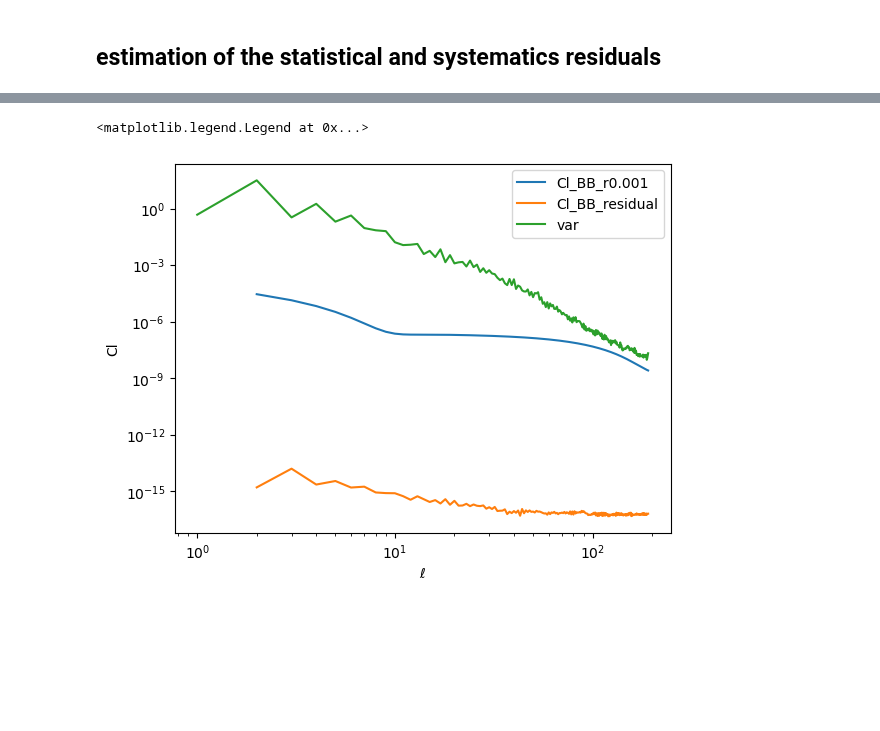
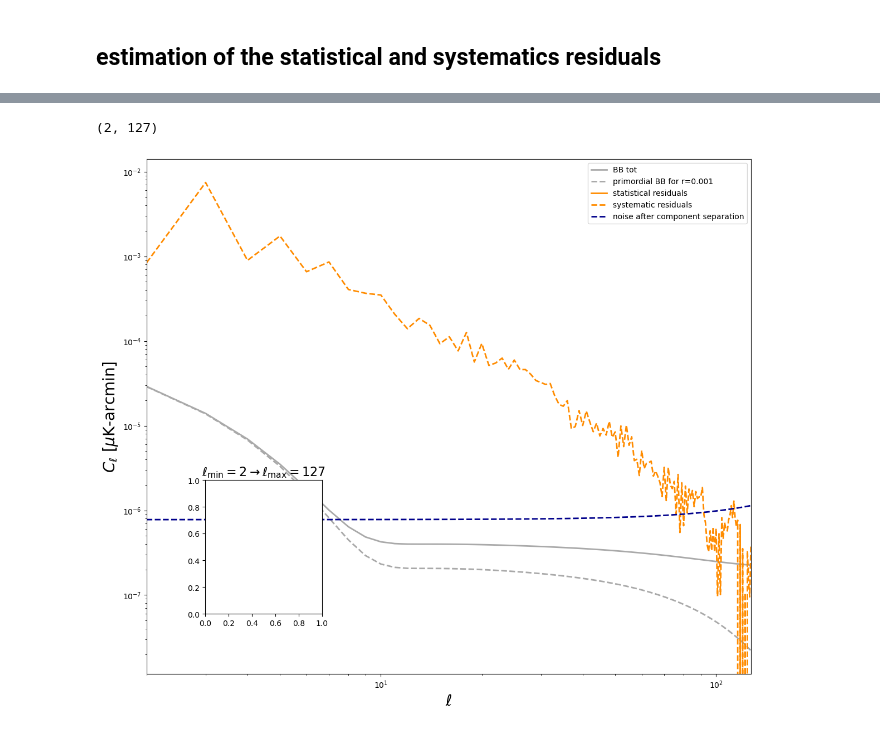
Before and after one commit to AlicePirotta/APC, a Jupyter notebook: pipeline residuals_new.ipynb, the cells around one changed output, grey strips where cells are left out. Cells and saved outputs as stored; diff of their text form; code cells hidden in the pictures; blank space fills up the shorter version.

```diff
--- a/pipeline residuals_new.ipynb
+++ b/pipeline residuals_new.ipynb
@@ -612,29 +597,58 @@ plt.legend()
 # %%
-lmin= 2
-lmax= 192
-ell = np.arange(lmin,lmax)
+# lmin= 2
+# lmax= 192
+# ell = np.arange(lmin,lmax)
 
-plt.loglog(ell, Cl_BB_r_001, label = "Cl_BB_r0.001")
-plt.loglog(ell, Cl_BB_residual, label = "Cl_BB_residual")
+# plt.loglog(ell, Cl_BB_r_001, label = "Cl_BB_r0.001")
+# plt.loglog(ell, Cl_BB_residual, label = "Cl_BB_residual")
 
 
 
-lmin= 1
-lmax= 192
-ell = np.arange(lmin,lmax)
+# lmin= 1
+# lmax= 192
+# ell = np.arange(lmin,lmax)
 
-#plt.loglog(ell, noise , label = "noise ")
-# plt.loglog(ell, bias , label = "bias")
-# plt.loglog(ell, stat , label = "stat")
-plt.loglog(ell,var, label = "var")
-# plt.loglog(ell,noise_stat, label = "noise+stat")
+# #plt.loglog(ell, noise , label = "noise ")
+# # plt.loglog(ell, bias , label = "bias")
+# # plt.loglog(ell, stat , label = "stat")
+# plt.loglog(ell,var, label = "var")
+# # plt.loglog(ell,noise_stat, label = "noise+stat")
 
-plt.xlabel(r'$\ell$')
-plt.ylabel(r'Cl')
-plt.legend()
+# plt.xlabel(r'$\ell$')
+# plt.ylabel(r'Cl')
+# plt.legend()
-# %% [output]
-<matplotlib.legend.Legend at 0x...>
-[figure, removed]
+# %%
+lmin= 2
+lmax= 127
+ell = np.arange(lmin, lmax+1)
+
+
+Cl_fid = {}
+Cl_fid['BB'] = _get_Cl_cmb(Alens=0.1, r=0.001)[2][lmin:lmax+1]
+Cl_fid['BuBu'] = _get_Cl_cmb(Alens=0.0, r=1.0)[2][lmin:lmax+1]
+Cl_fid['BlBl'] = _get_Cl_cmb(Alens=1.0, r=0.0)[2][lmin:lmax+1]
+
+
+
+fig = pl.figure( figsize=(14,12), facecolor='w', edgecolor='k' )
+ax = pl.gca()
+left, bottom, width, height = [0.2, 0.2, 0.15, 0.2]
+ax0 = fig.add_axes([left, bottom, width, height])
+ax0.set_title(r'$\ell_{\min}=$'+str(lmin)+\
+    r'$ \rightarrow \ell_{\max}=$'+str(lmax), fontsize=16)
+
+ax.loglog(ell, Cl_fid['BB'], color='DarkGray', linestyle='-', label='BB tot', linewidth=2.0)
+ax.loglog(ell, Cl_fid['BuBu']*0.001 , color='DarkGray', linestyle='--', label='primordial BB for r='+str(0.001), linewidth=2.0)
+ax.loglog(ell, stat, 'DarkOrange', label='statistical residuals', linewidth=2.0)
+ax.loglog(ell, bias, 'DarkOrange', linestyle='--', label='systematic residuals', linewidth=2.0)
+ax.loglog(ell, noise, 'DarkBlue', linestyle='--', label='noise after component separation', linewidth=2.0)
+ax.legend()
+ax.set_xlabel('$\ell$', fontsize=20)
+ax.set_ylabel('$C_\ell$ [$\mu$K-arcmin]', fontsize=20)
+ax.set_xlim(lmin,lmax)
+# %% [output]
+(2, 127)
+[figure, added]
 # %%
 lmin= 2
 lmax= 192
```
Also changed, not shown: parts of 18 cells of this notebook.
